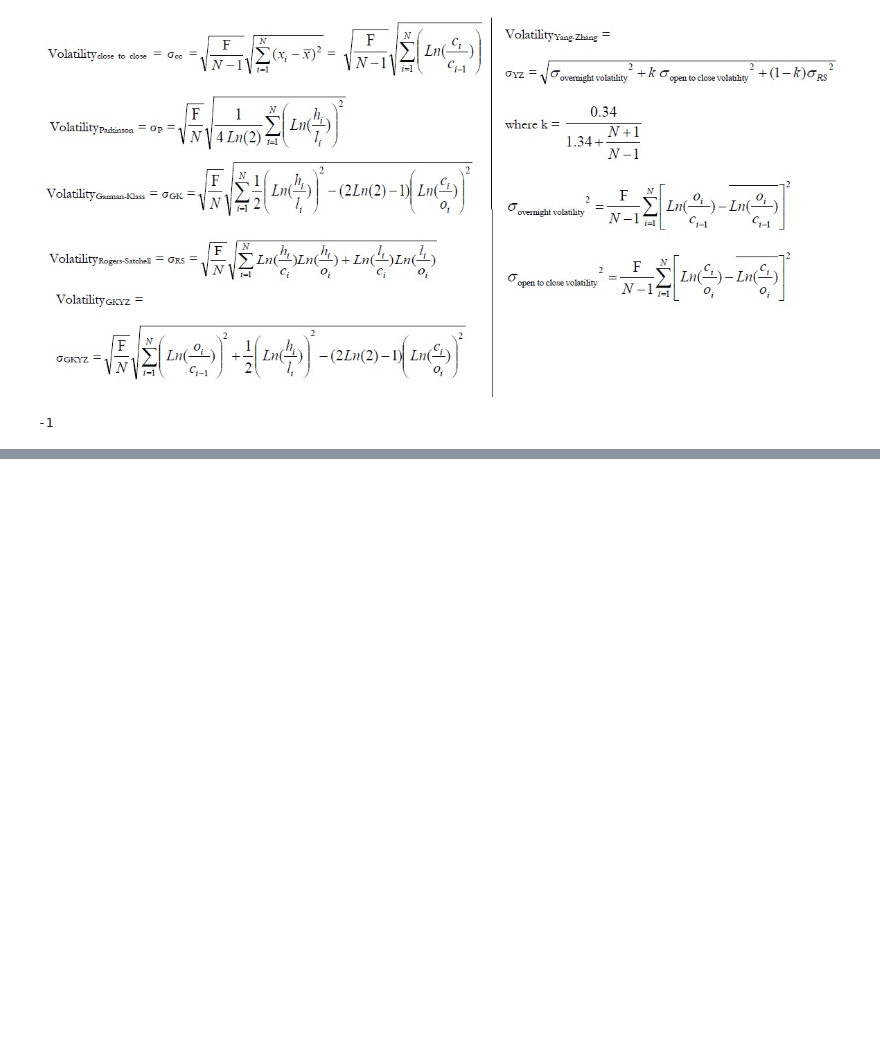
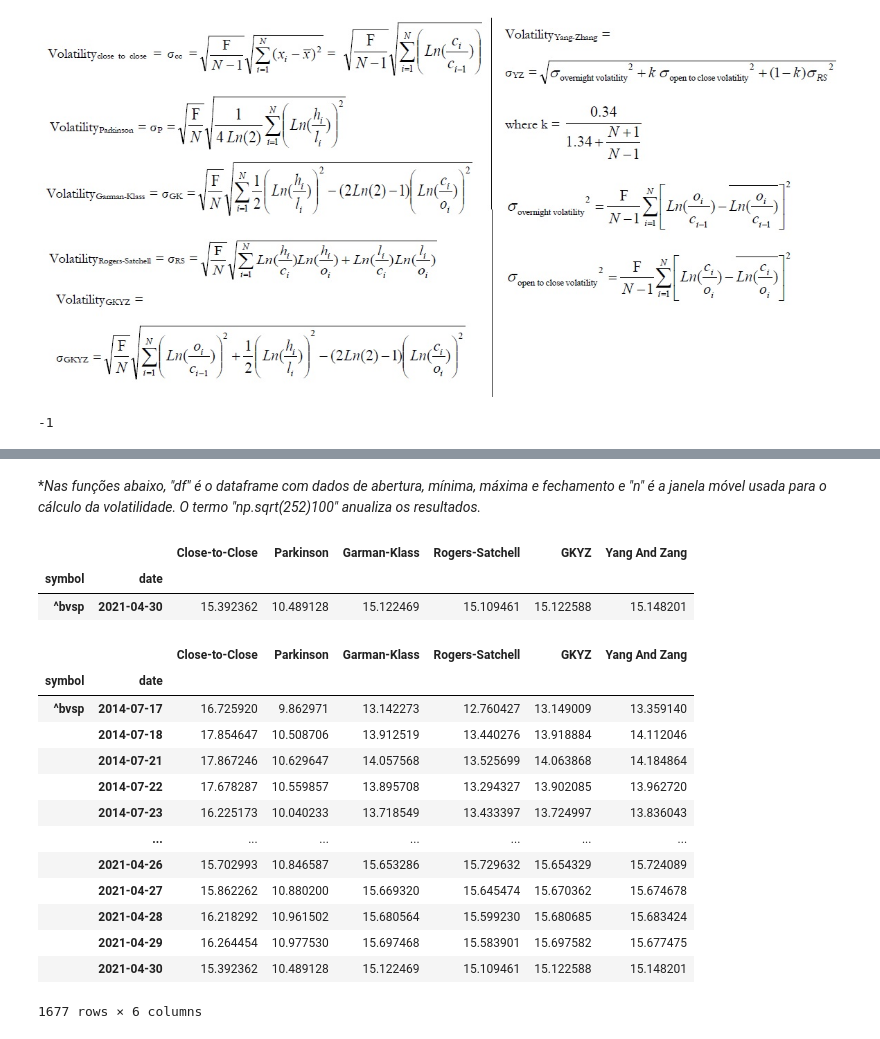
Before and after one commit to BernardoRMendes/Projeto, a Jupyter notebook: Estimadores_Volatilidade.ipynb, the cells around one changed output, grey strips where cells are left out. Cells and saved outputs as stored; diff of their text form; code cells hidden in the pictures; blank space fills up the shorter version.

```diff
--- a/Estimadores_Volatilidade.ipynb
+++ b/Estimadores_Volatilidade.ipynb
@@ -247,0 +109,2 @@ Pelo gráfico, chama a atenção as regiões em que o indicador Variance_Ratio e
+# %% [markdown]
+**Nas funções abaixo, "df" é o dataframe com dados de abertura, mínima, máxima e fechamento e "n" é a janela móvel usada para o cálculo da volatilidade. O termo "np.sqrt(252)*100" anualiza os resultados.**
@@ -247,0 +152,6 @@ Pelo gráfico, chama a atenção as regiões em que o indicador Variance_Ratio e
+# %%
+df1[-1:]
+# %% [output]
+|  |  | Close-to-Close | Parkinson | Garman-Klass | Rogers-Satchell | GKYZ | Yang And Zang |
+| symbol | date |  |  |  |  |  |  |
+| ^bvsp | 2021-04-30 | 15.392362 | 10.489128 | 15.122469 | 15.109461 | 15.122588 | 15.148201 |
@@ -247,0 +160,17 @@ Pelo gráfico, chama a atenção as regiões em que o indicador Variance_Ratio e
+# %%
+df1
+# %% [output]
+|  |  | Close-to-Close | Parkinson | Garman-Klass | Rogers-Satchell | GKYZ | Yang And Zang |
+| symbol | date |  |  |  |  |  |  |
+| ^bvsp | 2014-07-17 | 16.725920 | 9.862971 | 13.142273 | 12.760427 | 13.149009 | 13.359140 |
+|  | 2014-07-18 | 17.854647 | 10.508706 | 13.912519 | 13.440276 | 13.918884 | 14.112046 |
+|  | 2014-07-21 | 17.867246 | 10.629647 | 14.057568 | 13.525699 | 14.063868 | 14.184864 |
+|  | 2014-07-22 | 17.678287 | 10.559857 | 13.895708 | 13.294327 | 13.902085 | 13.962720 |
+|  | 2014-07-23 | 16.225173 | 10.040233 | 13.718549 | 13.433397 | 13.724997 | 13.836043 |
+|  | ... | ... | ... | ... | ... | ... | ... |
+|  | 2021-04-26 | 15.702993 | 10.846587 | 15.653286 | 15.729632 | 15.654329 | 15.724089 |
+|  | 2021-04-27 | 15.862262 | 10.880200 | 15.669320 | 15.645474 | 15.670362 | 15.674678 |
+|  | 2021-04-28 | 16.218292 | 10.961502 | 15.680564 | 15.599230 | 15.680685 | 15.683424 |
+|  | 2021-04-29 | 16.264454 | 10.977530 | 15.697468 | 15.583901 | 15.697582 | 15.677475 |
+|  | 2021-04-30 | 15.392362 | 10.489128 | 15.122469 | 15.109461 | 15.122588 | 15.148201 |
+1677 rows × 6 columns
```
Also changed, not shown: parts of 62 cells of this notebook.
